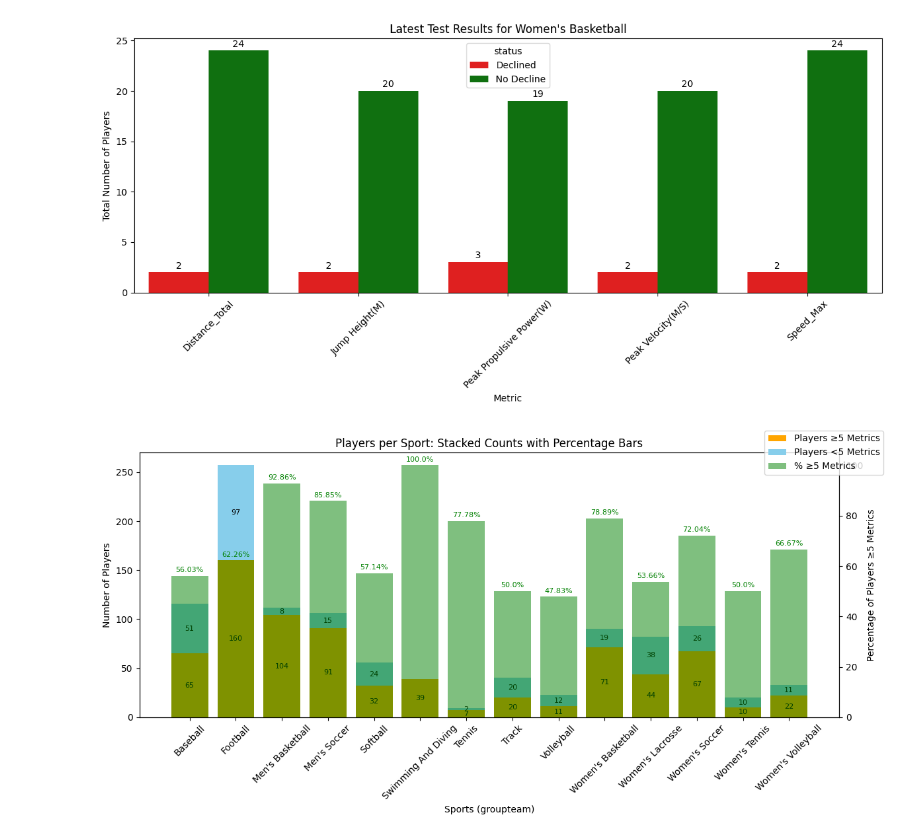
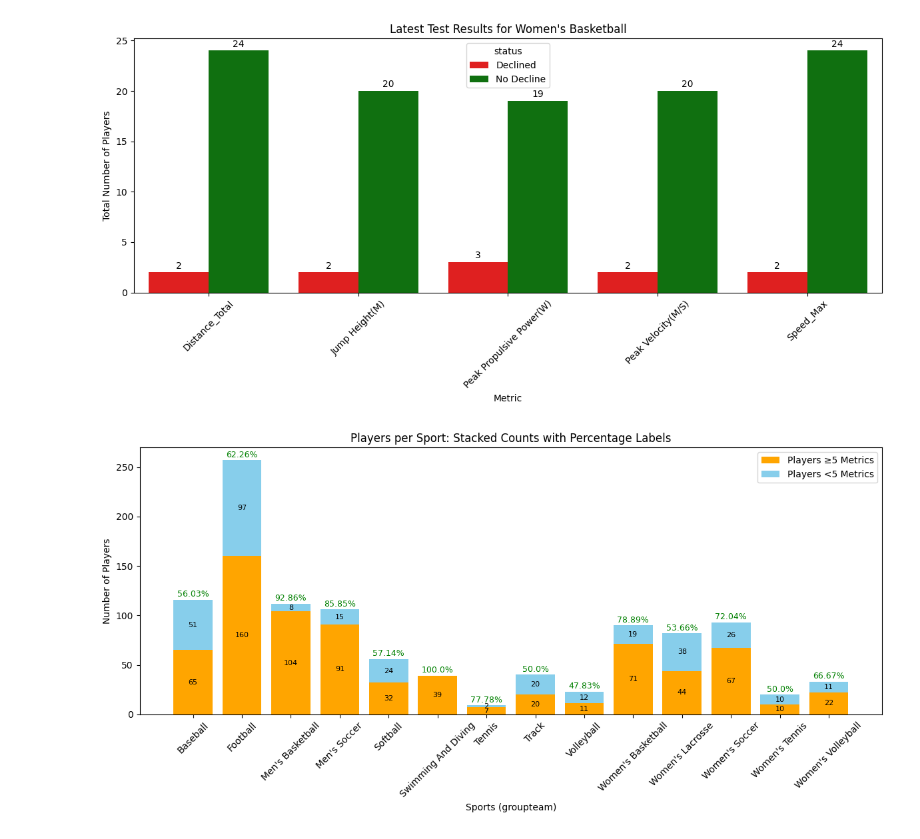
Before and after one commit to briggsprashar/sports_metric_analysis, a Jupyter notebook: part3.2_viz_comparison.ipynb, the cells around one changed output. Cells and saved outputs as stored; diff of their text form; code cells hidden in the pictures.

Commit message:
updated graph removing % bar but left with label %

```diff
--- a/part3.2_viz_comparison.ipynb
+++ b/part3.2_viz_comparison.ipynb
@@ -617,57 +617,51 @@ total_players_per_team = (
 # Players with ≥5 measurements per team
 players_with_5_or_more_per_team = (
     counts[counts['has_5_or_more']]
     .groupby('groupteam')['playername']
     .nunique()
     .reset_index(name='players_with_5_or_more')
 )
 
 # Merge totals and ≥5 counts
 summary = total_players_per_team.merge(players_with_5_or_more_per_team, on='groupteam', how='left')
 summary['players_with_5_or_more'] = summary['players_with_5_or_more'].fillna(0)
 
 # Calculate percentage
 summary['percentage_with_5_or_more'] = (
     summary['players_with_5_or_more'] / summary['total_players'] * 100
 ).round(2)
 
-# --- Plot stacked bars for counts and percentage bars ---
-fig, ax1 = plt.subplots(figsize=(12,6))
+# --- Plot stacked bar with percentage labels ---
+fig, ax = plt.subplots(figsize=(12,6))
 
 # Stacked bar: players with ≥5 and remainder
-bars1 = ax1.bar(summary['groupteam'], summary['players_with_5_or_more'],
-                label='Players ≥5 Metrics', color='orange')
-bars2 = ax1.bar(summary['groupteam'], summary['total_players'] - summary['players_with_5_or_more'],
-                bottom=summary['players_with_5_or_more'], label='Players <5 Metrics', color='skyblue')
+bars1 = ax.bar(summary['groupteam'], summary['players_with_5_or_more'],
+               label='Players ≥5 Metrics', color='orange')
+bars2 = ax.bar(summary['groupteam'], summary['total_players'] - summary['players_with_5_or_more'],
+               bottom=summary['players_with_5_or_more'], label='Players <5 Metrics', color='skyblue')
 
-ax1.set_xlabel('Sports (groupteam)')
-ax1.set_ylabel('Number of Players')
-ax1.set_title('Players per Sport: Stacked Counts with Percentage Bars')
-ax1.tick_params(axis='x', rotation=45)
+ax.set_xlabel('Sports (groupteam)')
+ax.set_ylabel('Number of Players')
+ax.set_title('Players per Sport: Stacked Counts with Percentage Labels')
+ax.tick_params(axis='x', rotation=45)
 
-# Secondary axis for percentage as bars
-ax2 = ax1.twinx()
-perc_bars = ax2.bar(summary['groupteam'], summary['percentage_with_5_or_more'],
-                    alpha=0.5, color='green', label='% ≥5 Metrics')
-ax2.set_ylabel('Percentage of Players ≥5 Metrics')
-
-# Add labels to stacked bars
+# Add labels to stacked bars (counts)
 for bar in bars1 + bars2:
     height = bar.get_height()
     if height > 0:
-        ax1.text(bar.get_x() + bar.get_width()/2, bar.get_y() + height/2,
-                 f'{int(height)}', ha='center', va='center', fontsize=8, color='black')
+        ax.text(bar.get_x() + bar.get_width()/2,
+                bar.get_y() + height/2,
+                f'{int(height)}',
+                ha='center', va='center', fontsize=8, color='black')
 
-# Add labels to percentage bars
-for bar in perc_bars:
-    height = bar.get_height()
-    if height > 0:
-        ax2.text(bar.get_x() + bar.get_width()/2, height+1,
-                 f'{height}%', ha='center', va='bottom', fontsize=8, color='green')
+# Add percentage labels above each stacked bar group
+for i, val in enumerate(summary['percentage_with_5_or_more']):
+    ax.text(i, summary['total_players'][i] + 1,
+            f'{val}%', ha='center', va='bottom', fontsize=9, color='green')
 
 # Legends
-fig.legend(loc='upper right')
+ax.legend(loc='upper right')
 plt.tight_layout()
 plt.show()
 # %% [output]
-[figure, old version]
+[figure, new version]
```
